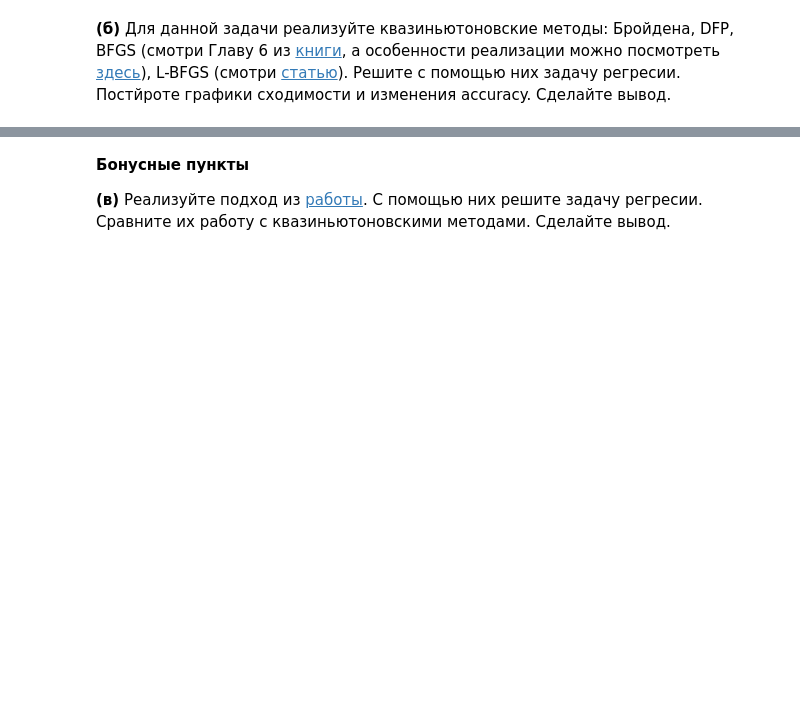
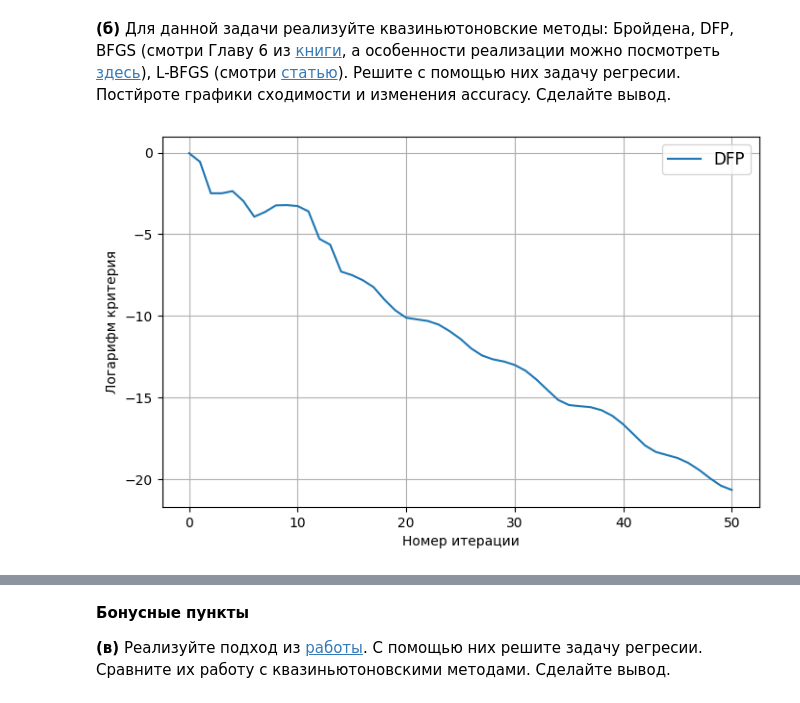
Before and after one commit to featztex/optimization, a Jupyter notebook: hw/Emelyanov_HW_9.ipynb, the cells around one changed output, grey strips where cells are left out. Drawn from its saved outputs; the diff is of its cells as text; code cells hidden in the pictures; blank space fills up the shorter version.

```diff
--- a/hw/Emelyanov_HW_9.ipynb
+++ b/hw/Emelyanov_HW_9.ipynb
@@ -270,4 +270,10 @@ risovach(errs=[errs_],
 # %% [markdown]
 __(б)__ Для данной задачи реализуйте квазиньютоновские методы: Бройдена, DFP, BFGS (смотри Главу 6 из [книги](https://www.csie.ntu.edu.tw/~r97002/temp/num_optimization.pdf), а особенности реализации можно посмотреть [здесь](https://github.com/scipy/scipy/blob/v0.18.1/scipy/optimize/optimize.py#L874-L976)), L-BFGS (смотри [статью](http://users.iems.northwestern.edu/~nocedal/PDFfiles/limited-memory.pdf)). Решите с помощью них задачу регресии. Постйроте графики сходимости и изменения accuracy. Сделайте вывод.
 # %%
-#ответ
+def gamma_wolfe(x, p, gamma0=1, theta=0.9, c1=1e-4, c2=0.9):
+    gamma = gamma0
+    while (f(x + gamma*p) > f(x) + c1 * gamma * float(grad(x).T @ p)) or (float(grad(x + gamma*p).T @ p) < c2 * float(grad(x).T @ p)):
+        gamma *= theta
+        if gamma < 1e-4:
+            break
+    return gamma
@@ -273,0 +337,5 @@ __(б)__ Для данной задачи реализуйте квазинью
+# %%
+errs, x = DFP(x0, iters=50)
+risovach(errs=[errs], labels=['DFP'])
+# %% [output]
+[figure, added]
```
Also changed, not shown: parts of 6 cells of this notebook.
